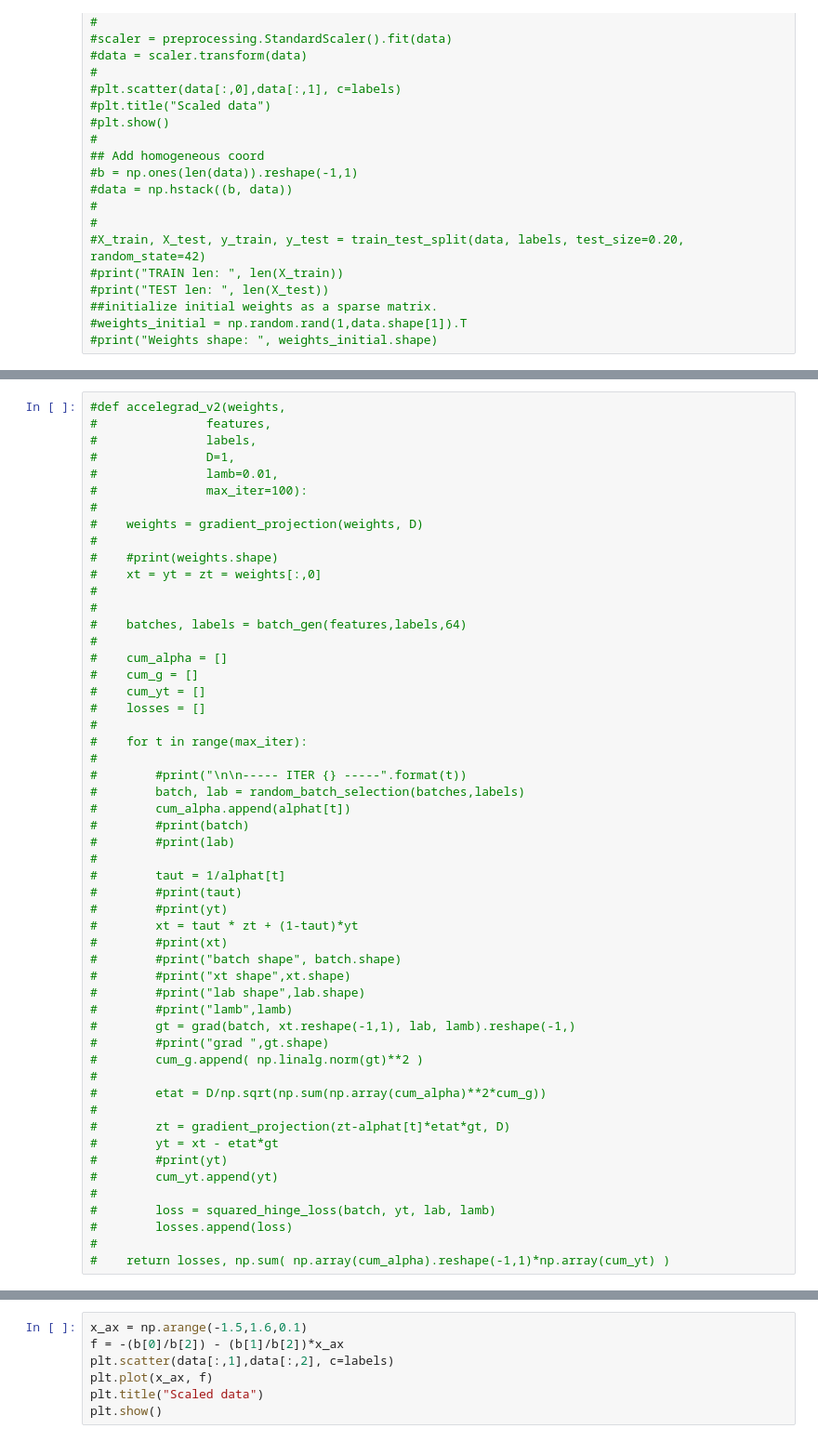
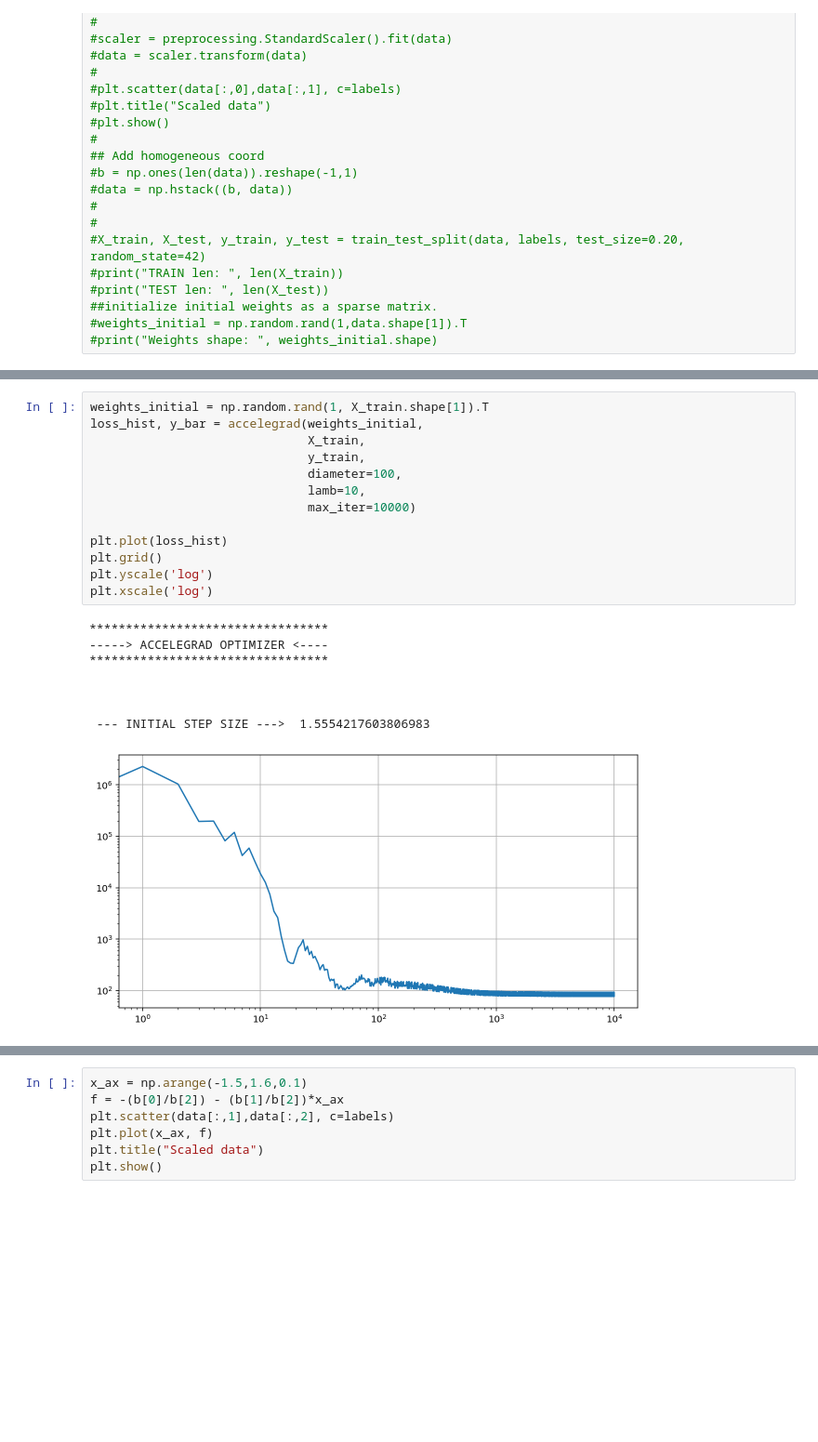
Before and after one commit to FrancescoMandru/Optimization, a Jupyter notebook: jupyter/testfunctions.ipynb, the cells around one changed output, grey strips where cells are left out. Shown at 93% size. Saved outputs shown, nothing was run; the diff lists cells and outputs as text; blank space fills up the shorter version.

Commit message:
Fixed Accelegrad

```diff
--- a/jupyter/testfunctions.ipynb
+++ b/jupyter/testfunctions.ipynb
@@ -287,59 +294,28 @@ def accelegrad(weights,
 
 
     return loss, np.sum(alpha_weights[:-1] * ys[:,1:], axis=1)
-# %%
-#def accelegrad_v2(weights,
-#               features,
-#               labels,
-#               D=1,
-#               lamb=0.01,
-#               max_iter=100):
-#
-#    weights = gradient_projection(weights, D)
-#
-#    #print(weights.shape)
-#    xt = yt = zt = weights[:,0]
-#
-#
-#    batches, labels = batch_gen(features,labels,64)
-#
-#    cum_alpha = []
-#    cum_g = []
-#    cum_yt = []
-#    losses = []
-#
-#    for t in range(max_iter):
-#
-#        #print("\n\n----- ITER {} -----".format(t))
-#        batch, lab = random_batch_selection(batches,labels)
-#        cum_alpha.append(alphat[t])
-#        #print(batch)
-#        #print(lab)
-#
-#        taut = 1/alphat[t]
-#        #print(taut)
-#        #print(yt)
-#        xt = taut * zt + (1-taut)*yt
-#        #print(xt)
-#        #print("batch shape", batch.shape)
-#        #print("xt shape",xt.shape)
-#        #print("lab shape",lab.shape)
-#        #print("lamb",lamb)
-#        gt = grad(batch, xt.reshape(-1,1), lab, lamb).reshape(-1,)
-#        #print("grad ",gt.shape)
-#        cum_g.append( np.linalg.norm(gt)**2 )
-#
-#        etat = D/np.sqrt(np.sum(np.array(cum_alpha)**2*cum_g))
-#
-#        zt = gradient_projection(zt-alphat[t]*etat*gt, D)
-#        yt = xt - etat*gt
-#        #print(yt)
-#        cum_yt.append(yt)
-#
-#        loss = squared_hinge_loss(batch, yt, lab, lamb)
-#        losses.append(loss)
-#
-#    return losses, np.sum( np.array(cum_alpha).reshape(-1,1)*np.array(cum_yt) )
+# %%
+weights_initial = np.random.rand(1, X_train.shape[1]).T
+loss_hist, y_bar = accelegrad(weights_initial,
+                              X_train,
+                              y_train,
+                              diameter=100,
+                              lamb=10,
+                              max_iter=10000)
+
+plt.plot(loss_hist)
+plt.grid()
+plt.yscale('log')
+plt.xscale('log')
+# %% [output]
+*********************************
+-----> ACCELEGRAD OPTIMIZER <----
+*********************************
+
+
+
+ --- INITIAL STEP SIZE --->  1.5554217603806983
+[figure, added]
 # %%
 def batch_gen(data,labels,batch_size):
     num_batches = len(data)//batch_size
```
Also changed, not shown: parts of 5 cells of this notebook.
